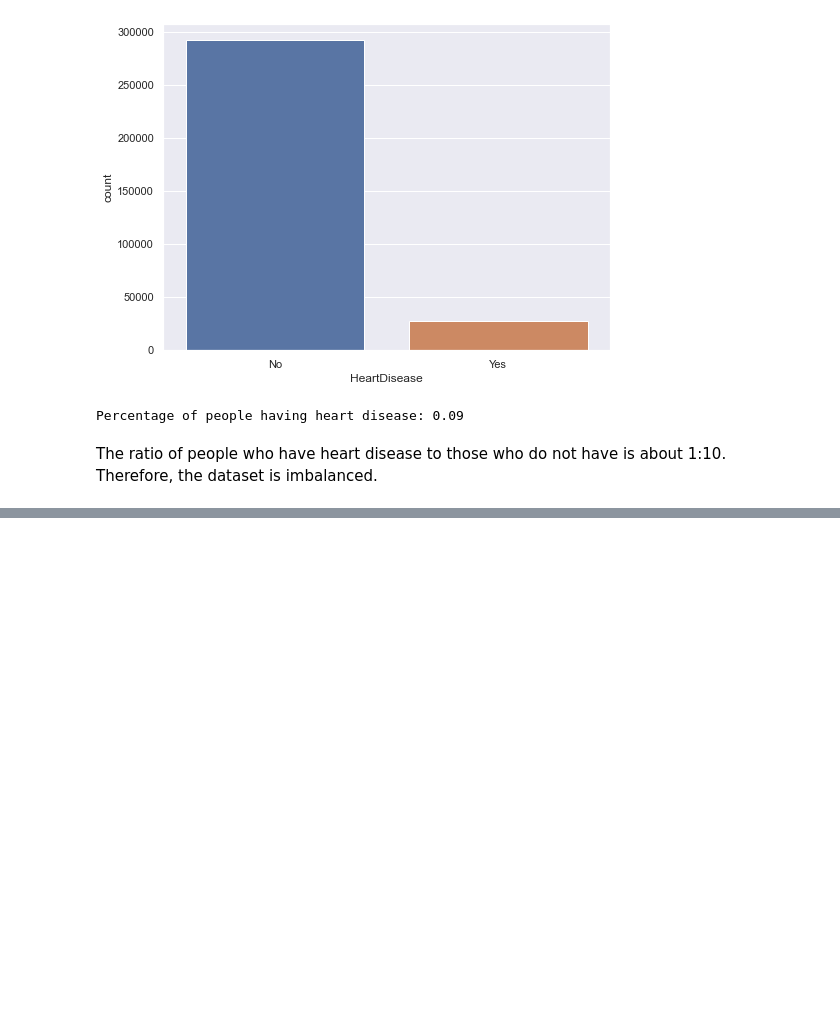
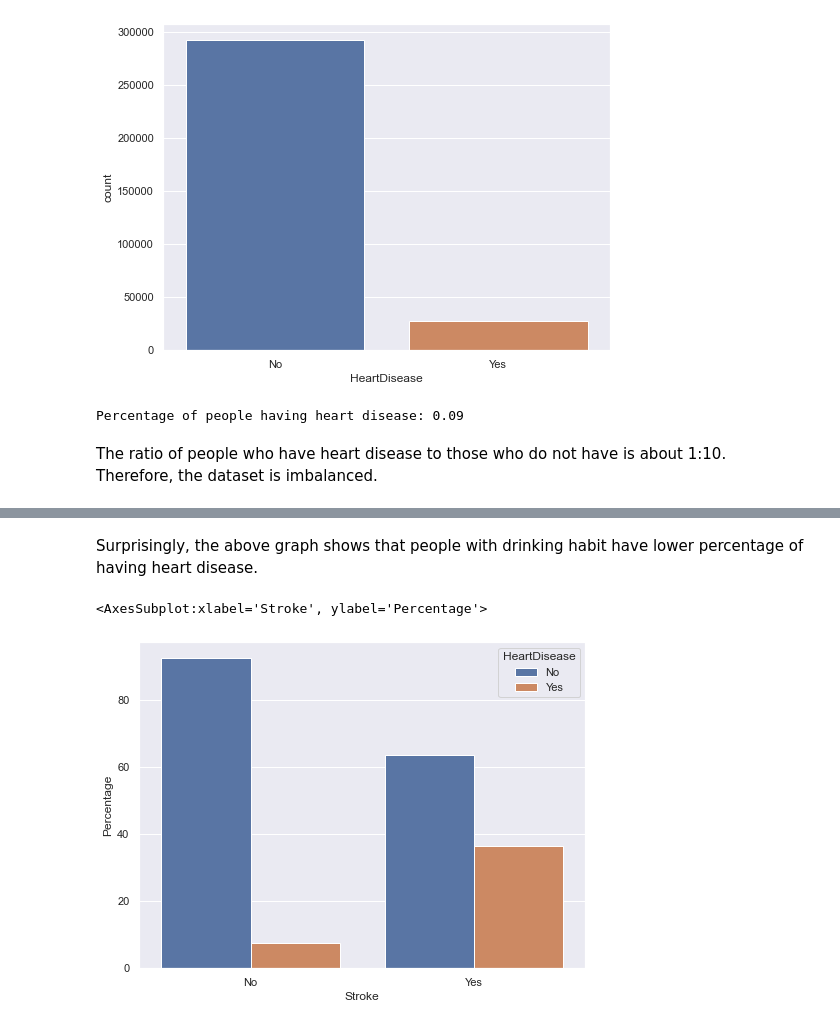
Before and after one commit to YulinLi98/INDE_577_Repo, a Jupyter notebook: Exploratory Data Analysis.ipynb, the cells around one changed output, grey strips where cells are left out. Saved outputs shown, nothing was run; the diff lists cells and outputs as text; code cells hidden in the pictures; blank space fills up the shorter version.

```diff
--- a/Exploratory Data Analysis.ipynb
+++ b/Exploratory Data Analysis.ipynb
@@ -87,0 +108,11 @@ We can see that the distributions of BMI for people having heart disease and not
+# %% [markdown]
+Surprisingly, the above graph shows that people with drinking habit have lower percentage of having heart disease.
+# %%
+#HeartDisease by Stroke Status
+df_perc = df.groupby('Stroke')['HeartDisease'].value_counts(normalize=True).rename('Percentage').mul(100).reset_index().sort_values('Stroke')
+
+plt.subplots(figsize=(8,6))
+sns.barplot(x='Stroke', y='Percentage', hue='HeartDisease', data=df_perc)
+# %% [output]
+<AxesSubplot:xlabel='Stroke', ylabel='Percentage'>
+[figure, added]
```
Also changed, not shown: parts of 16 cells of this notebook.
